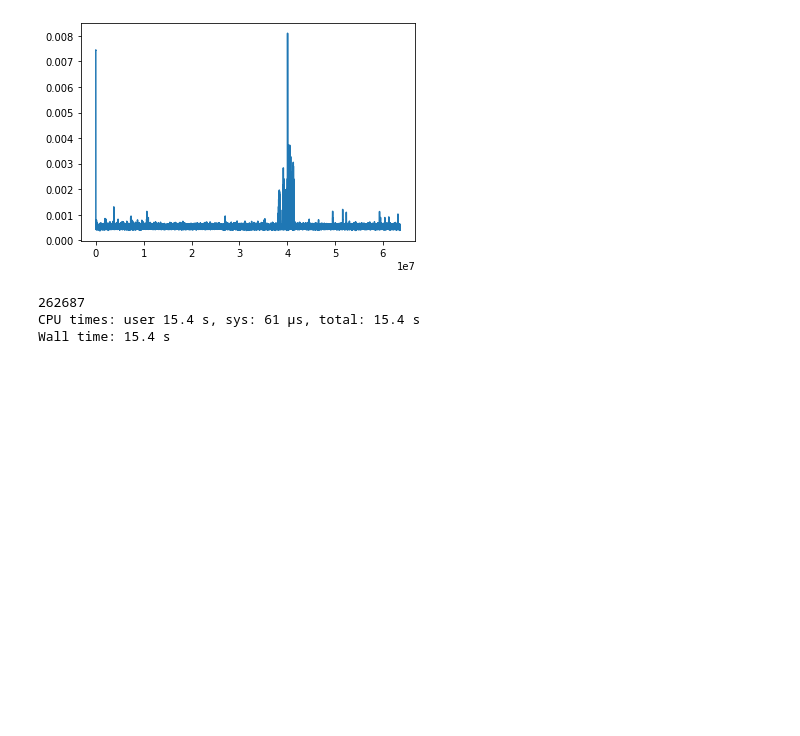
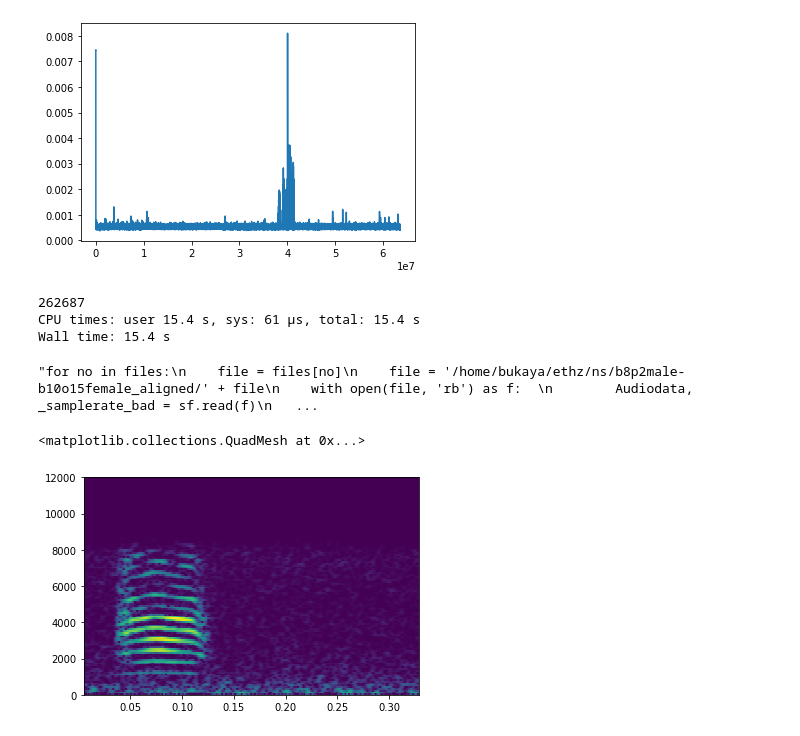
Before and after one commit to balpk/vocal-recon, a Jupyter notebook: code/extracting_test.ipynb, the cells around one changed output. Saved outputs shown, nothing was run; the diff lists cells and outputs as text; code cells hidden in the pictures; blank space fills up the shorter version.

```diff
--- a/code/extracting_test.ipynb
+++ b/code/extracting_test.ipynb
@@ -101,0 +132,26 @@ plt.pcolormesh(t, f, np.log10(1e-8 + Sxx))
+# %%
+idxs = []
+c = 0
+# Offset to make sure that the vocalisation is captured
+offset = fs//20
+for i in m:
+    # Do not overflow
+    if(i+s-offset < filtered_bp.shape[0]):
+        # Do not underflow either
+        if(i-offset > 0):
+            '''f, t, Sxxm = signal.spectrogram(acc_m[i:i+s], fs , window=signal.hamming(window_size, sym=False) , #window=signal.blackman(self.window_size),
+                                        nfft=window_size, noverlap=noverlap, scaling="spectrum")
+            f, t, Sxxf = signal.spectrogram(acc_m[i:i+s], fs , window=signal.hamming(window_size, sym=False) , #window=signal.blackman(self.window_size),
+                                        nfft=window_size, noverlap=noverlap, scaling="spectrum")
+
+            print(f'{c} : {np.mean(np.log10(1e-8 + Sxxm[81:,:]))+np.mean(np.log10(1e-8 + Sxxf[81:,:]))}')
+            #print(f'{c} : {np.mean(np.power(acc_m[i:i+s],2)) + np.mean(np.power(acc_f[i:i+s],2))}')'''
+            c += 1
+            # Check for radio noise in either accelerometer by time series intensity
+            if(np.mean(np.power(acc_m[i-offset:i+s-offset],2)) + np.mean(np.power(acc_f[i-offset:i+s-offset],2)) < 0.08):
+                idxs.append(np.arange(i-offset,i+s-offset))
+
+
+idxs = np.asarray(idxs)
+#del m
+print(idxs.shape)
@@ -101,0 +160,9 @@ plt.pcolormesh(t, f, np.log10(1e-8 + Sxx))
+# %%
+mic_bp_l = np.zeros(idxs.shape)
+acc_m_l = np.zeros(idxs.shape)
+acc_f_l = np.zeros(idxs.shape)
+
+for i in range(idxs.shape[0]):
+    mic_bp_l[i] = filtered_bp[idxs[i]]
+    acc_m_l[i]  = acc_m_bp[idxs[i]]
+    acc_f_l[i]  = acc_f_bp[idxs[i]]
@@ -163,0 +347,25 @@ Wall time: 15.4 s
+# %%
+'''for no in files:
+    file = files[no]
+    file = '/home/bukaya/ethz/ns/b8p2male-b10o15female_aligned/' + file
+    with open(file, 'rb') as f:
+        Audiodata, _samplerate_bad = sf.read(f)
+    mic   = Audiodata[:, 0]
+    acc_m = Audiodata[:, 1]
+    acc_f = Audiodata[:, 2]
+    del Audiodata
+    print(no)'''
+# %% [output]
+"for no in files:\n    file = files[no]\n    file = '/home/bukaya/ethz/ns/b8p2male-b10o15female_aligned/' + file\n    with open(file, 'rb') as f:  \n        Audiodata, _samplerate_bad = sf.read(f)\n   ...
+# %%
+# Plot whole non-silence microphone
+window_size = 240
+
+f, t, Sxx = signal.spectrogram(mic_bp_l[55], fs , window=signal.hamming(window_size, sym=False) , #window=signal.blackman(self.window_size),
+                                nfft=window_size, noverlap=noverlap, scaling="spectrum")
+
+#plt.pcolormesh(t, f[:80], 20 * np.log10(1 + Sxx[:80,:]))
+plt.pcolormesh(t, f, np.log10(1e-8 + Sxx))
+# %% [output]
+<matplotlib.collections.QuadMesh at 0x...>
+[figure, added]
```
Also changed, not shown: parts of 33 cells of this notebook, 1 other file.
